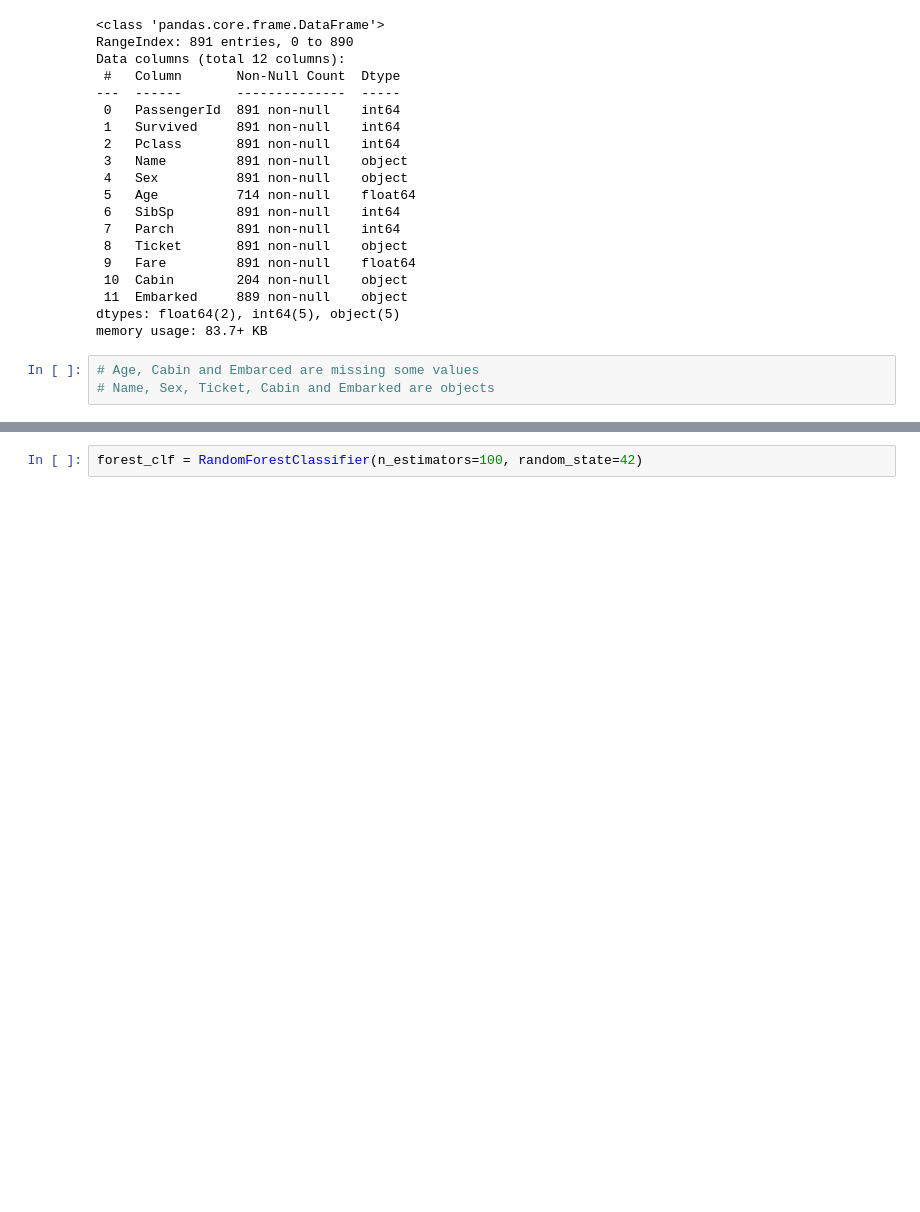
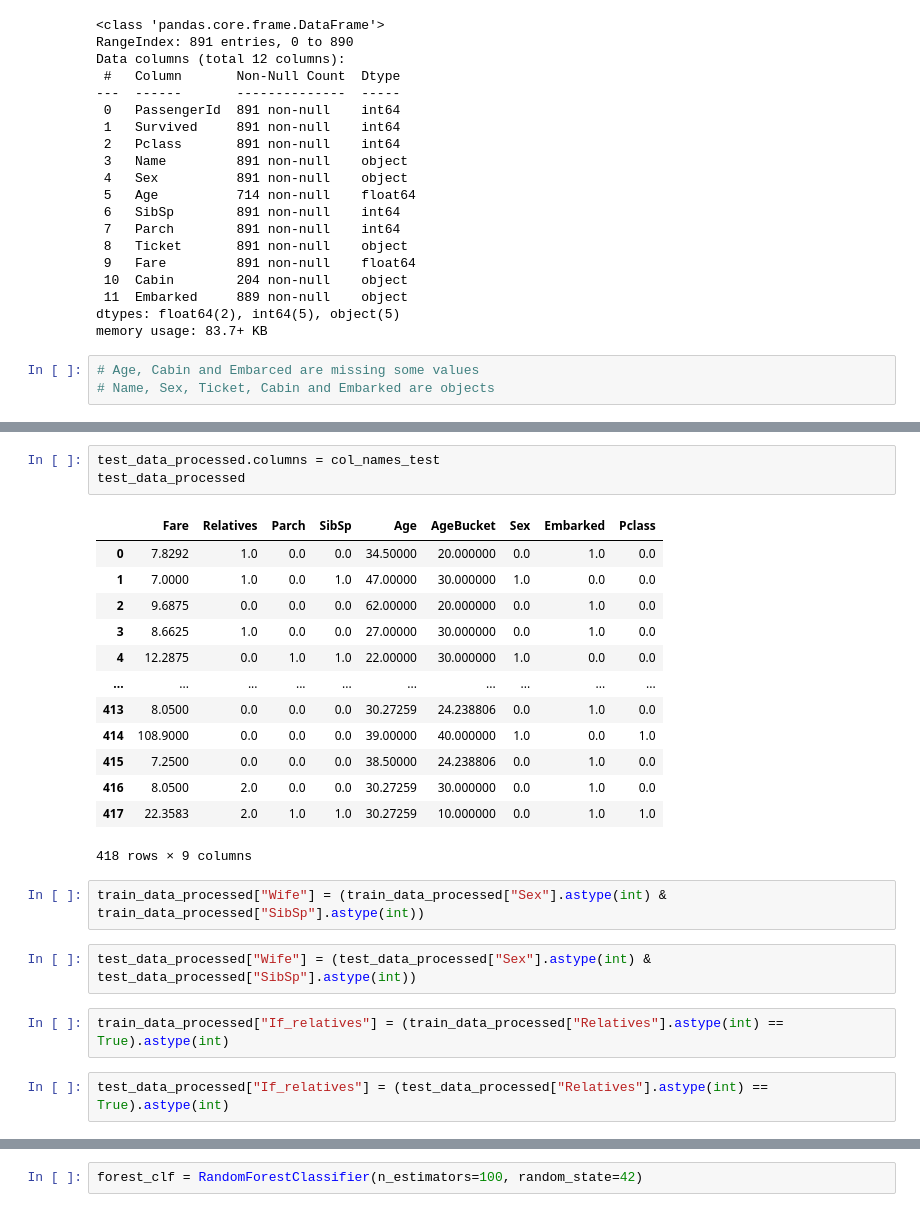
Before and after one commit to sasha0503/kaggle-titanic, a Jupyter notebook: Titanic.ipynb, the cells around one changed output, grey strips where cells are left out. Drawn from its saved outputs; the diff is of its cells as text; blank space fills up the shorter version.

```diff
--- a/Titanic.ipynb
+++ b/Titanic.ipynb
@@ -270,0 +172,25 @@ grid_search.best_params_
+# %%
+test_data_processed.columns = col_names_test
+test_data_processed
+# %% [output]
+|  | Fare | Relatives | Parch | SibSp | Age | AgeBucket | Sex | Embarked | Pclass |
+| 0 | 7.8292 | 1.0 | 0.0 | 0.0 | 34.50000 | 20.000000 | 0.0 | 1.0 | 0.0 |
+| 1 | 7.0000 | 1.0 | 0.0 | 1.0 | 47.00000 | 30.000000 | 1.0 | 0.0 | 0.0 |
+| 2 | 9.6875 | 0.0 | 0.0 | 0.0 | 62.00000 | 20.000000 | 0.0 | 1.0 | 0.0 |
+| 3 | 8.6625 | 1.0 | 0.0 | 0.0 | 27.00000 | 30.000000 | 0.0 | 1.0 | 0.0 |
+| 4 | 12.2875 | 0.0 | 1.0 | 1.0 | 22.00000 | 30.000000 | 1.0 | 0.0 | 0.0 |
+| ... | ... | ... | ... | ... | ... | ... | ... | ... | ... |
+| 413 | 8.0500 | 0.0 | 0.0 | 0.0 | 30.27259 | 24.238806 | 0.0 | 1.0 | 0.0 |
+| 414 | 108.9000 | 0.0 | 0.0 | 0.0 | 39.00000 | 40.000000 | 1.0 | 0.0 | 1.0 |
+| 415 | 7.2500 | 0.0 | 0.0 | 0.0 | 38.50000 | 24.238806 | 0.0 | 1.0 | 0.0 |
+| 416 | 8.0500 | 2.0 | 0.0 | 0.0 | 30.27259 | 30.000000 | 0.0 | 1.0 | 0.0 |
+| 417 | 22.3583 | 2.0 | 1.0 | 1.0 | 30.27259 | 10.000000 | 0.0 | 1.0 | 1.0 |
+418 rows × 9 columns
+# %%
+train_data_processed["Wife"] = (train_data_processed["Sex"].astype(int) & train_data_processed["SibSp"].astype(int))
+# %%
+test_data_processed["Wife"] = (test_data_processed["Sex"].astype(int) & test_data_processed["SibSp"].astype(int))
+# %%
+train_data_processed["If_relatives"] = (train_data_processed["Relatives"].astype(int) == True).astype(int)
+# %%
+test_data_processed["If_relatives"] = (test_data_processed["Relatives"].astype(int) == True).astype(int)
```
Also changed, not shown: parts of 64 cells of this notebook.
